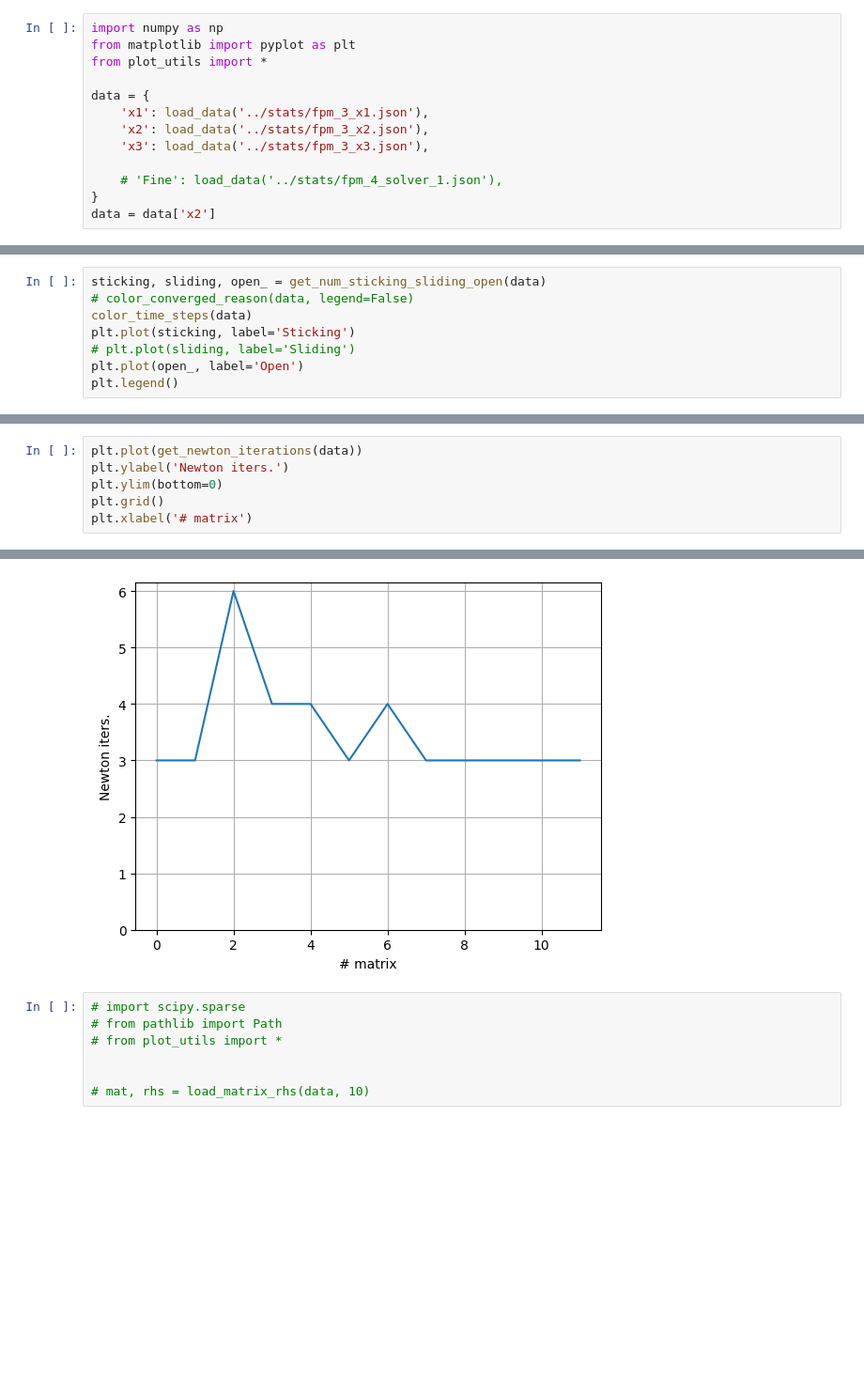
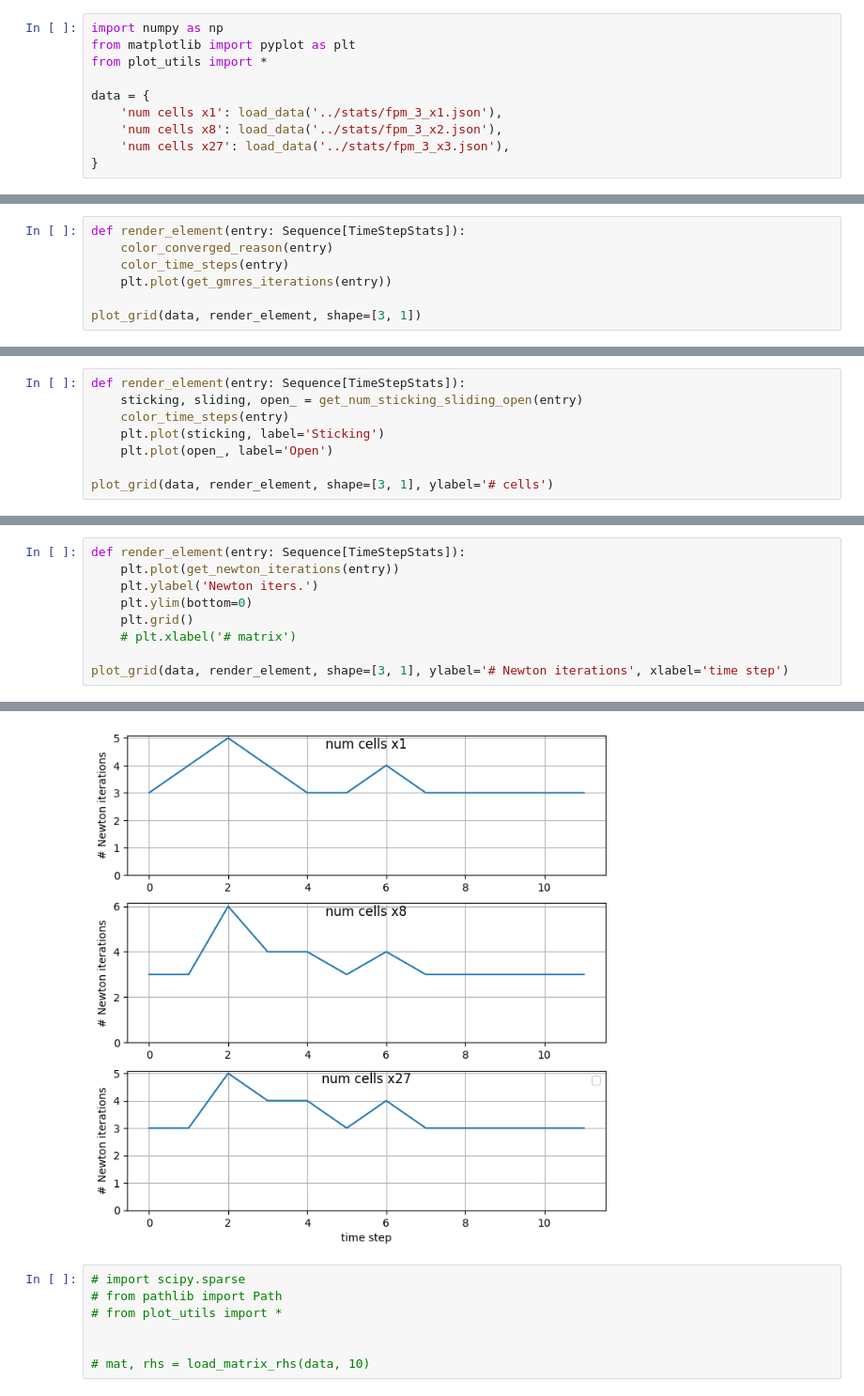
Before and after one commit to pmgbergen/FTHM-Solver, a Jupyter notebook: fpm/fpm_3_results.ipynb, the cells around one changed output, grey strips where cells are left out. Shown at 94% size. Cells and saved outputs as stored; diff of their text form; blank space fills up the shorter version.

```diff
--- a/fpm/fpm_3_results.ipynb
+++ b/fpm/fpm_3_results.ipynb
@@ -4,10 +4,7 @@ from matplotlib import pyplot as plt
 from plot_utils import *
 
 data = {
-    'x1': load_data('../stats/fpm_3_x1.json'),
-    'x2': load_data('../stats/fpm_3_x2.json'),
-    'x3': load_data('../stats/fpm_3_x3.json'),
-
-    # 'Fine': load_data('../stats/fpm_4_solver_1.json'),
+    'num cells x1': load_data('../stats/fpm_3_x1.json'),
+    'num cells x8': load_data('../stats/fpm_3_x2.json'),
+    'num cells x27': load_data('../stats/fpm_3_x3.json'),
 }
-data = data['x2']
@@ -25,0 +35,7 @@ Text(0.5, 0, '# matrix')
+# %%
+def render_element(entry: Sequence[TimeStepStats]):
+    color_converged_reason(entry)
+    color_time_steps(entry)
+    plt.plot(get_gmres_iterations(entry))
+
+plot_grid(data, render_element, shape=[3, 1])
@@ -26,9 +44,9 @@ Text(0.5, 0, '# matrix')
 # %%
-sticking, sliding, open_ = get_num_sticking_sliding_open(data)
-# color_converged_reason(data, legend=False)
-color_time_steps(data)
-plt.plot(sticking, label='Sticking')
-# plt.plot(sliding, label='Sliding')
-plt.plot(open_, label='Open')
-plt.legend()
+def render_element(entry: Sequence[TimeStepStats]):
+    sticking, sliding, open_ = get_num_sticking_sliding_open(entry)
+    color_time_steps(entry)
+    plt.plot(sticking, label='Sticking')
+    plt.plot(open_, label='Open')
+
+plot_grid(data, render_element, shape=[3, 1], ylabel='# cells')
 # %% [output]
@@ -37,7 +54,10 @@ plt.legend()
 # %%
-plt.plot(get_newton_iterations(data))
-plt.ylabel('Newton iters.')
-plt.ylim(bottom=0)
-plt.grid()
-plt.xlabel('# matrix')
+def render_element(entry: Sequence[TimeStepStats]):
+    plt.plot(get_newton_iterations(entry))
+    plt.ylabel('Newton iters.')
+    plt.ylim(bottom=0)
+    plt.grid()
+    # plt.xlabel('# matrix')
+
+plot_grid(data, render_element, shape=[3, 1], ylabel='# Newton iterations', xlabel='time step')
 # %% [output]
@@ -45,4 +65,4 @@ Text(0.5, 0, '# matrix')
-[figure, old version]
+[figure, new version]
 # %%
 # import scipy.sparse
 # from pathlib import Path
```
Also changed, not shown: parts of 5 cells of this notebook.
